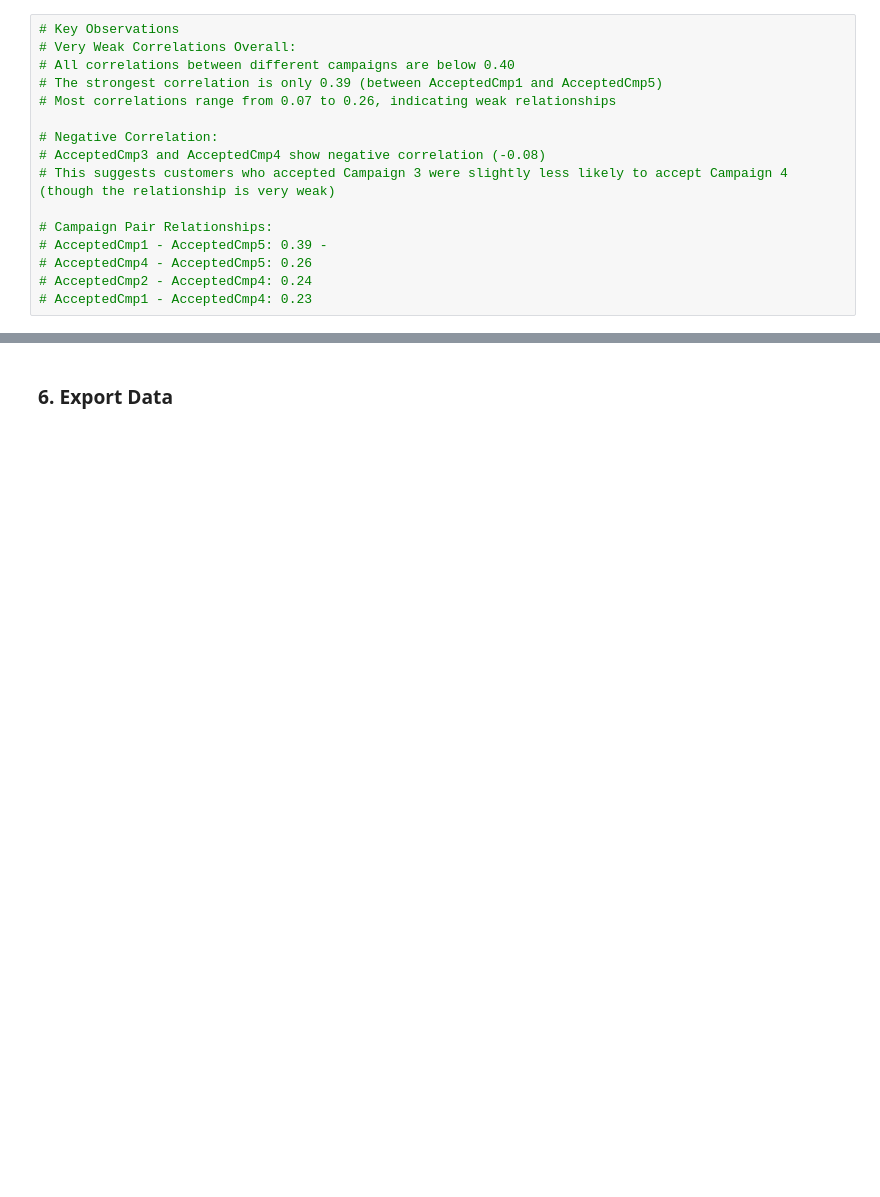
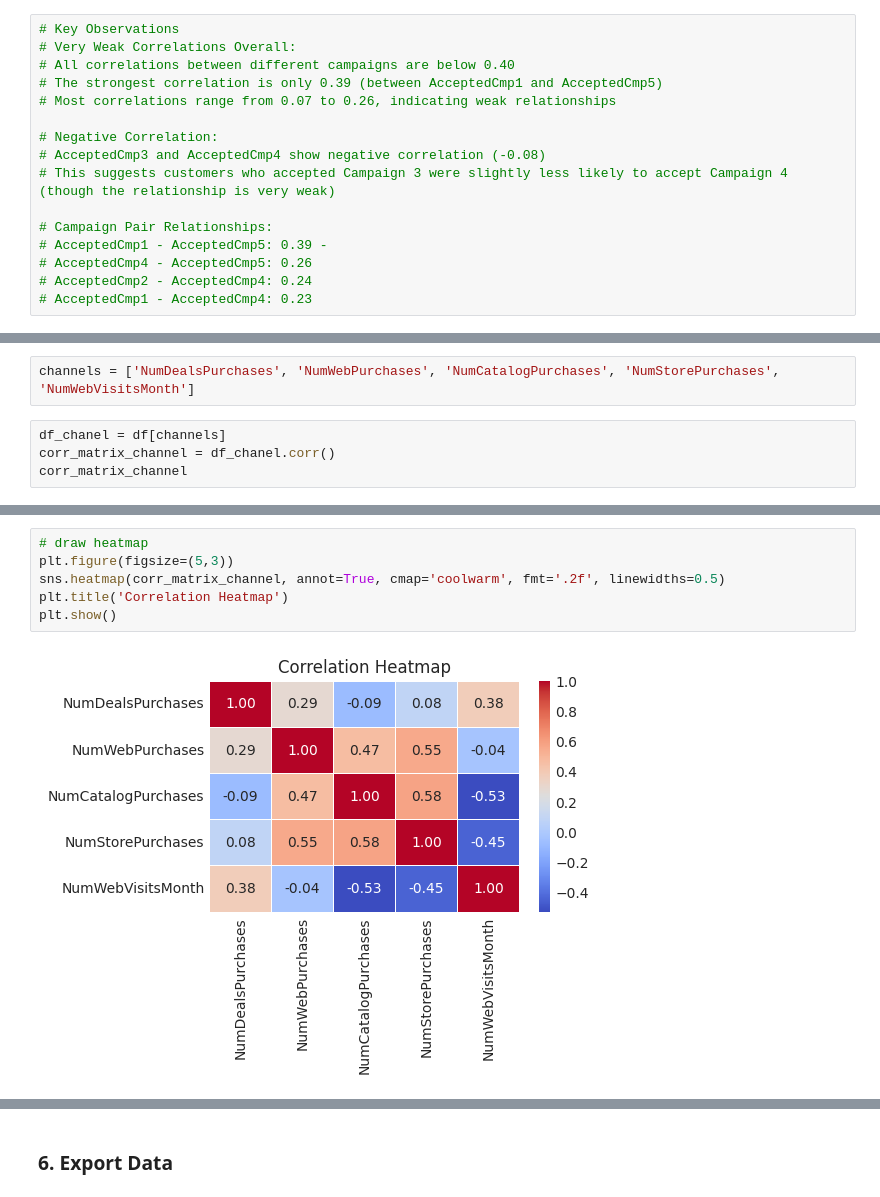
Before and after one commit to nh-adorie/adorie-data-projects, a Jupyter notebook: customer-personality-analysis/notebooks/1_eda_cleaning.ipynb, the cells around one changed output, grey strips where cells are left out. Cells and saved outputs as stored; diff of their text form; blank space fills up the shorter version.

```diff
--- a/customer-personality-analysis/notebooks/1_eda_cleaning.ipynb
+++ b/customer-personality-analysis/notebooks/1_eda_cleaning.ipynb
@@ -708,0 +716,6 @@ plt.show()
+# %%
+channels = ['NumDealsPurchases', 'NumWebPurchases', 'NumCatalogPurchases', 'NumStorePurchases', 'NumWebVisitsMonth']
+# %%
+df_chanel = df[channels]
+corr_matrix_channel = df_chanel.corr()
+corr_matrix_channel
@@ -708,0 +729,8 @@ plt.show()
+# %%
+# draw heatmap
+plt.figure(figsize=(5,3))
+sns.heatmap(corr_matrix_channel, annot=True, cmap='coolwarm', fmt='.2f', linewidths=0.5)
+plt.title('Correlation Heatmap')
+plt.show()
+# %% [output]
+[figure, added]
```
Also changed, not shown: parts of 8 cells of this notebook, 2 other files.
